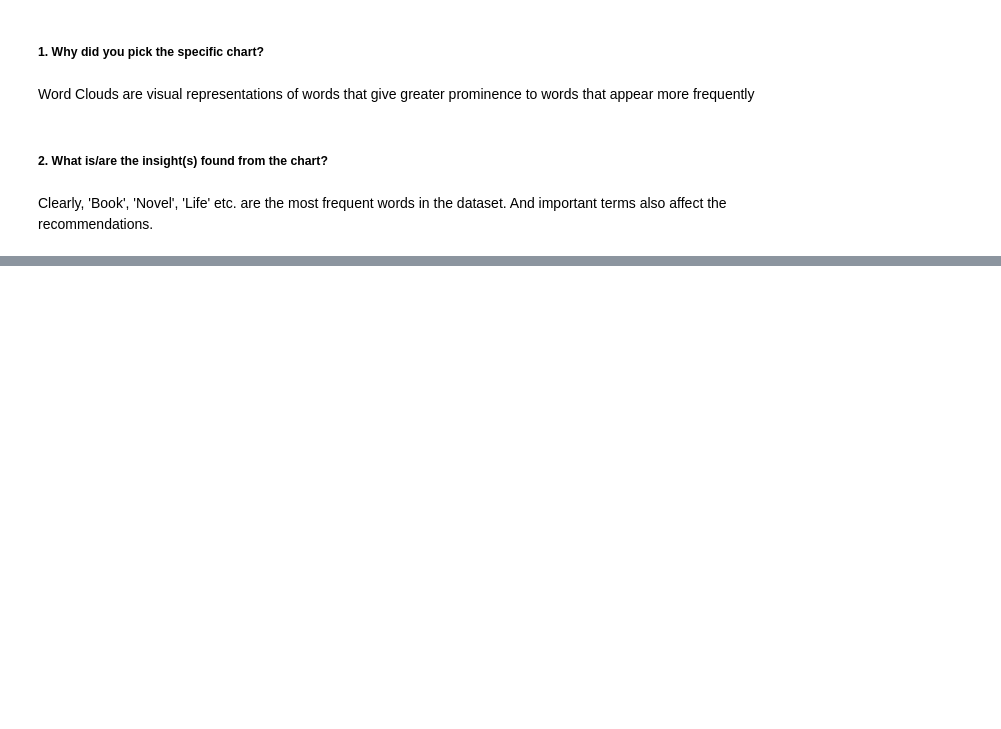
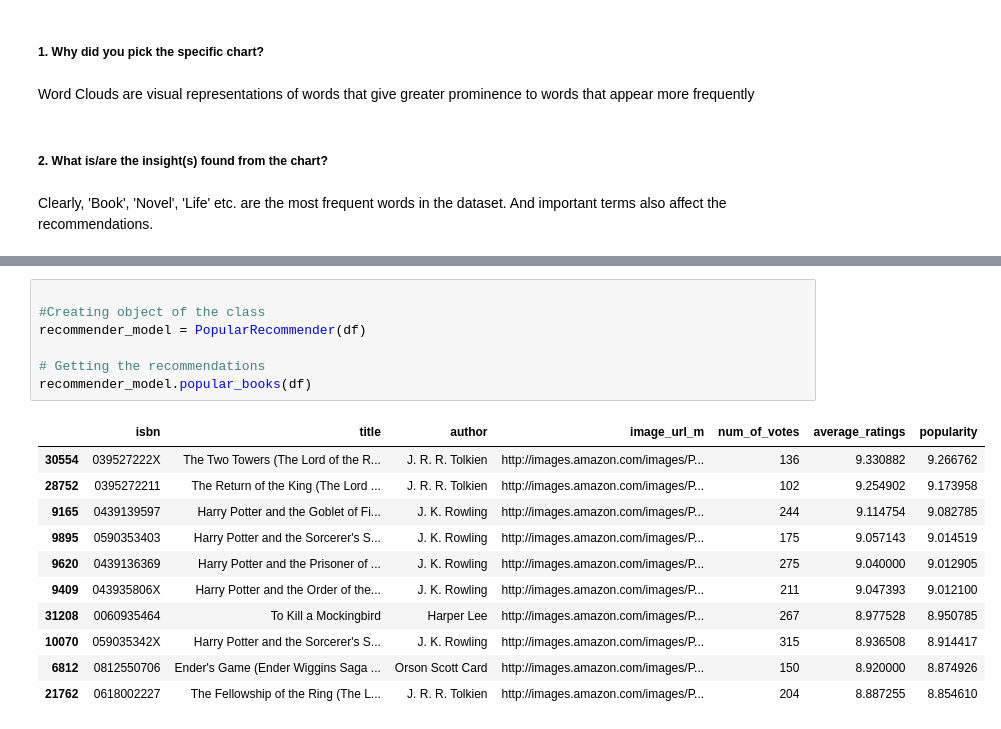
Before and after one commit to DharmeshRV/Book-Recommendation-System, a Jupyter notebook: Book_Recommendation_System.ipynb, the cells around one changed output, grey strips where cells are left out. Cells and saved outputs as stored; diff of their text form; blank space fills up the shorter version.

Commit message:
Fifth Commit - Recommendation Systems Implementation : Memory-Based

```diff
--- a/Book_Recommendation_System.ipynb
+++ b/Book_Recommendation_System.ipynb
@@ -720,0 +786,19 @@ Clearly, 'Book', 'Novel', 'Life' etc. are the most frequent words in the dataset
+# %%
+
+#Creating object of the class
+recommender_model = PopularRecommender(df)
+
+# Getting the recommendations
+recommender_model.popular_books(df)
+# %% [output]
+|  | isbn | title | author | image_url_m | num_of_votes | average_ratings | popularity |
+| 30554 | 039527222X | The Two Towers (The Lord of the R... | J. R. R. Tolkien | http://images.amazon.com/images/P... | 136 | 9.330882 | 9.266762 |
+| 28752 | 0395272211 | The Return of the King (The Lord ... | J. R. R. Tolkien | http://images.amazon.com/images/P... | 102 | 9.254902 | 9.173958 |
+| 9165 | 0439139597 | Harry Potter and the Goblet of Fi... | J. K. Rowling | http://images.amazon.com/images/P... | 244 | 9.114754 | 9.082785 |
+| 9895 | 0590353403 | Harry Potter and the Sorcerer's S... | J. K. Rowling | http://images.amazon.com/images/P... | 175 | 9.057143 | 9.014519 |
+| 9620 | 0439136369 | Harry Potter and the Prisoner of ... | J. K. Rowling | http://images.amazon.com/images/P... | 275 | 9.040000 | 9.012905 |
+| 9409 | 043935806X | Harry Potter and the Order of the... | J. K. Rowling | http://images.amazon.com/images/P... | 211 | 9.047393 | 9.012100 |
+| 31208 | 0060935464 | To Kill a Mockingbird | Harper Lee | http://images.amazon.com/images/P... | 267 | 8.977528 | 8.950785 |
+| 10070 | 059035342X | Harry Potter and the Sorcerer's S... | J. K. Rowling | http://images.amazon.com/images/P... | 315 | 8.936508 | 8.914417 |
+| 6812 | 0812550706 | Ender's Game (Ender Wiggins Saga ... | Orson Scott Card | http://images.amazon.com/images/P... | 150 | 8.920000 | 8.874926 |
+| 21762 | 0618002227 | The Fellowship of the Ring (The L... | J. R. R. Tolkien | http://images.amazon.com/images/P... | 204 | 8.887255 | 8.854610 |
```
Also changed, not shown: parts of 19 cells of this notebook.
